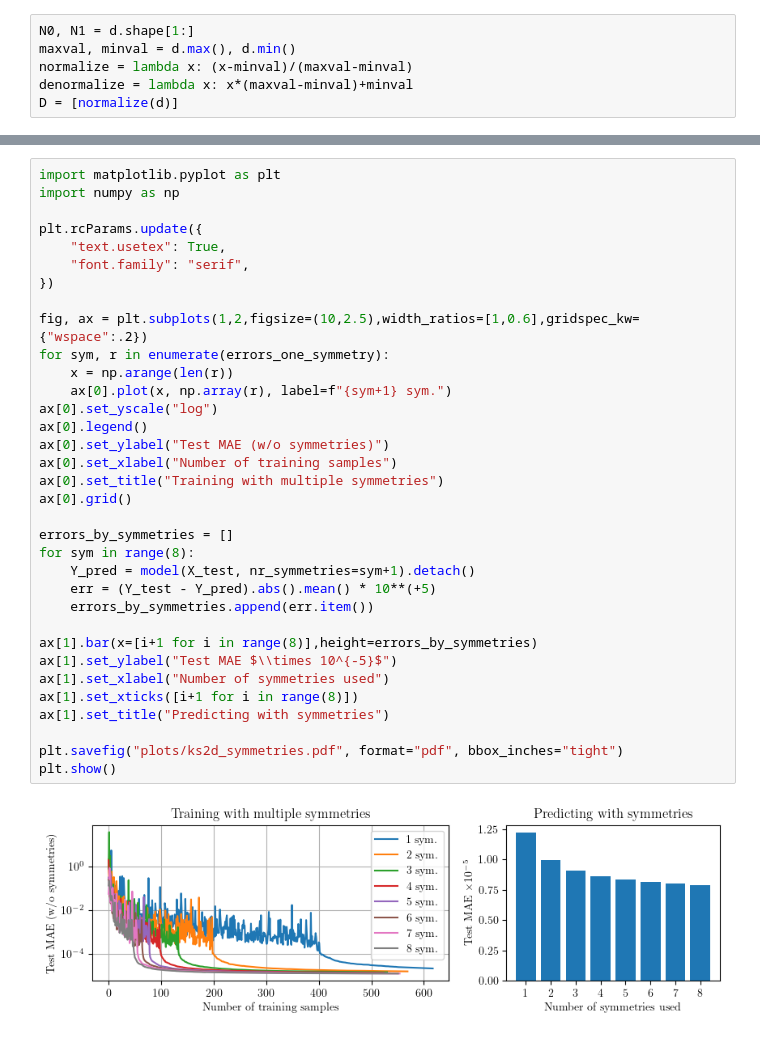
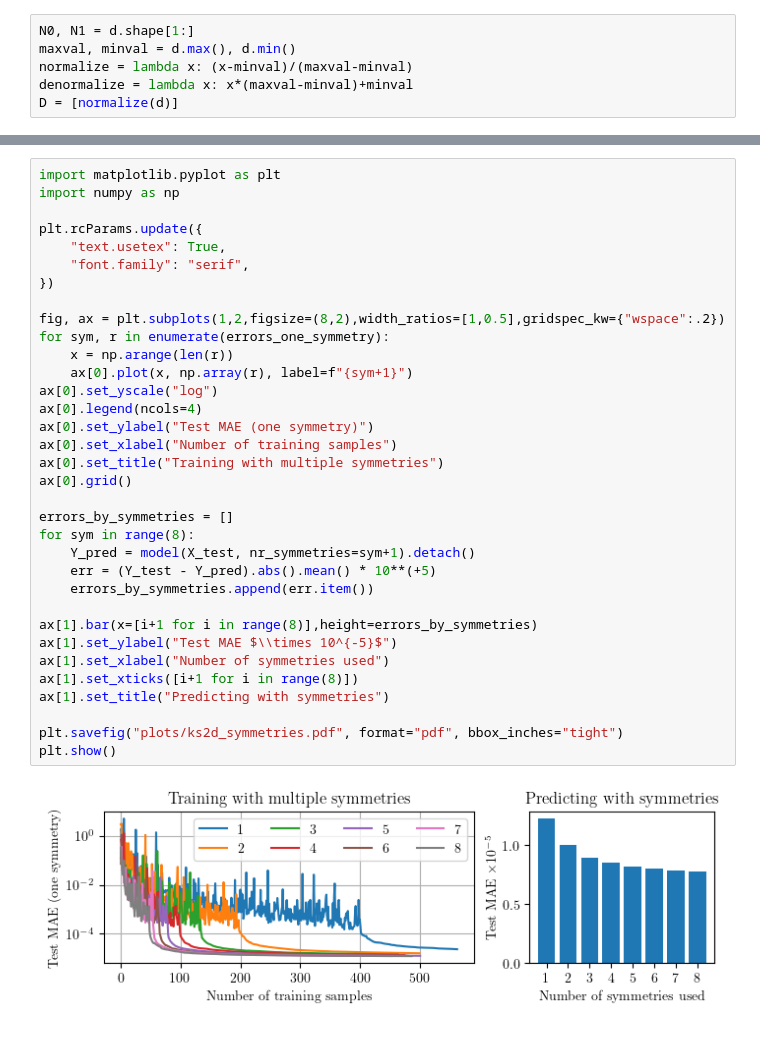
Before and after one commit to graps1/ELM-PDEs, a Jupyter notebook: ks2d/ks2d_equivariant.ipynb, the cells around one changed output, grey strips where cells are left out. Drawn from its saved outputs; the diff is of its cells as text.

Commit message:
plots

```diff
--- a/ks2d/ks2d_equivariant.ipynb
+++ b/ks2d/ks2d_equivariant.ipynb
@@ -39,35 +39,35 @@ change = 0.0009874154
 import matplotlib.pyplot as plt
 import numpy as np
 
 plt.rcParams.update({
     "text.usetex": True,
     "font.family": "serif",
 })
 
-fig, ax = plt.subplots(1,2,figsize=(10,2.5),width_ratios=[1,0.6],gridspec_kw={"wspace":.2})
+fig, ax = plt.subplots(1,2,figsize=(8,2),width_ratios=[1,0.5],gridspec_kw={"wspace":.2})
 for sym, r in enumerate(errors_one_symmetry):
     x = np.arange(len(r))
-    ax[0].plot(x, np.array(r), label=f"{sym+1} sym.")
+    ax[0].plot(x, np.array(r), label=f"{sym+1}")
 ax[0].set_yscale("log")
-ax[0].legend()
-ax[0].set_ylabel("Test MAE (w/o symmetries)")
+ax[0].legend(ncols=4)
+ax[0].set_ylabel("Test MAE (one symmetry)")
 ax[0].set_xlabel("Number of training samples")
 ax[0].set_title("Training with multiple symmetries")
 ax[0].grid()
 
 errors_by_symmetries = []
 for sym in range(8):
     Y_pred = model(X_test, nr_symmetries=sym+1).detach()
     err = (Y_test - Y_pred).abs().mean() * 10**(+5)
     errors_by_symmetries.append(err.item())
 
 ax[1].bar(x=[i+1 for i in range(8)],height=errors_by_symmetries)
 ax[1].set_ylabel("Test MAE $\\times 10^{-5}$")
 ax[1].set_xlabel("Number of symmetries used")
 ax[1].set_xticks([i+1 for i in range(8)])
 ax[1].set_title("Predicting with symmetries")
 
 plt.savefig("plots/ks2d_symmetries.pdf", format="pdf", bbox_inches="tight")
 plt.show()
 # %% [output]
-[figure, old version]
+[figure, new version]
```
Also changed, not shown: parts of 1 cell of this notebook, 7 other files.
